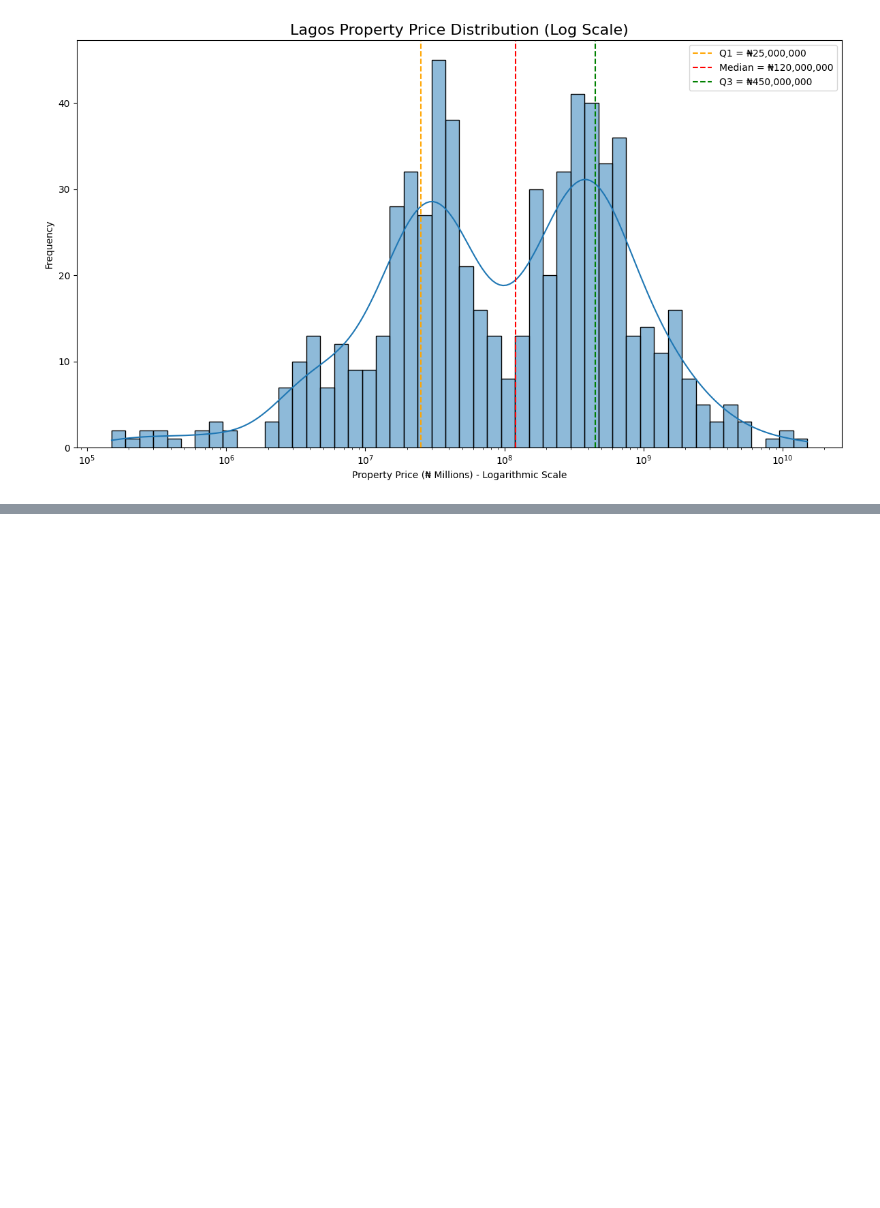
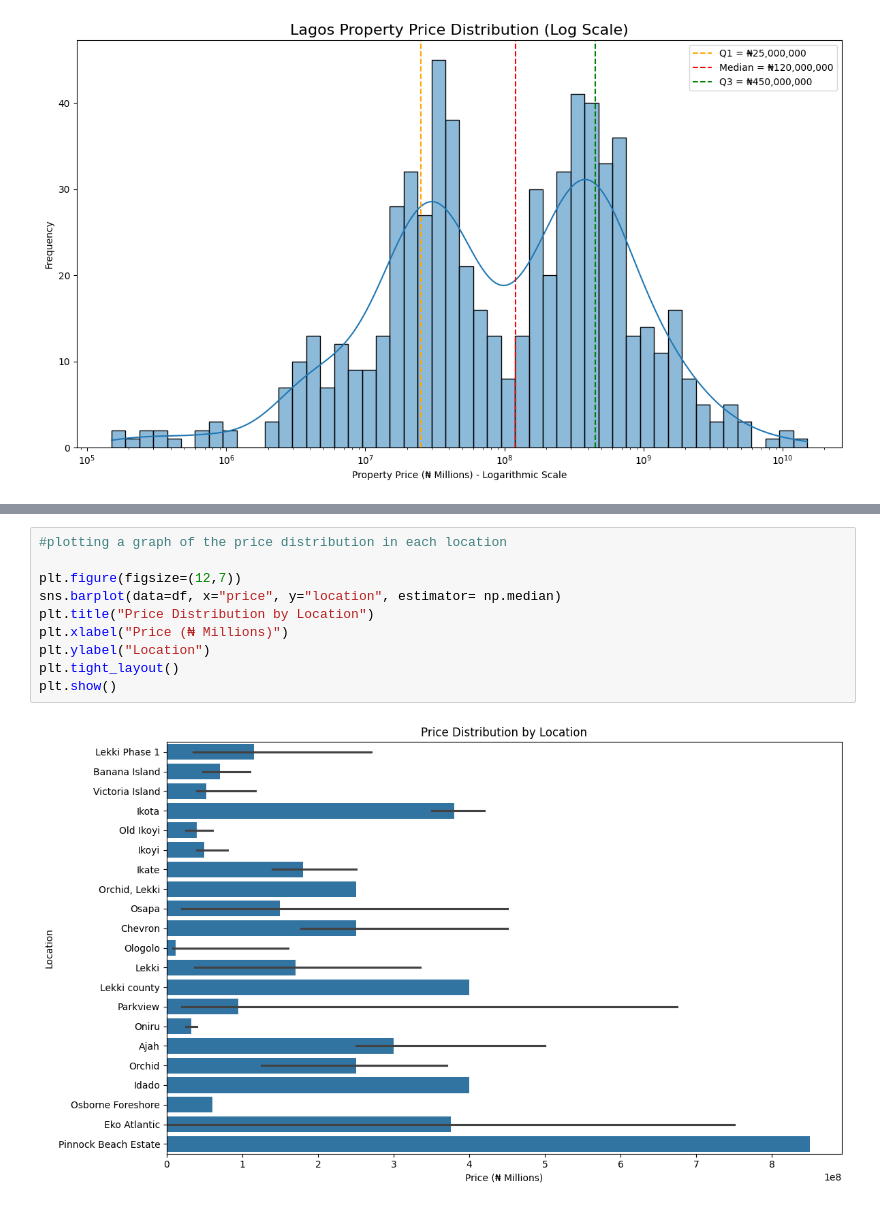
Before and after one commit to adamlaw669/Lagos-Real-Estate-Market-Analysis, a Jupyter notebook: notebooks/exploratory_data_analysis.ipynb, the cells around one changed output, grey strips where cells are left out. Cells and saved outputs as stored; diff of their text form; blank space fills up the shorter version.

```diff
--- a/notebooks/exploratory_data_analysis.ipynb
+++ b/notebooks/exploratory_data_analysis.ipynb
@@ -95,0 +183,12 @@ The price distrbution almost follows a guassiona dist, but for the dip in the me
+# %%
+#plotting a graph of the price distribution in each location
+
+plt.figure(figsize=(12,7))
+sns.barplot(data=df, x="price", y="location", estimator= np.median)
+plt.title("Price Distribution by Location")
+plt.xlabel("Price (₦ Millions)")
+plt.ylabel("Location")
+plt.tight_layout()
+plt.show()
+# %% [output]
+[figure, added]
```
Also changed, not shown: parts of 20 cells of this notebook, 1 other file.
